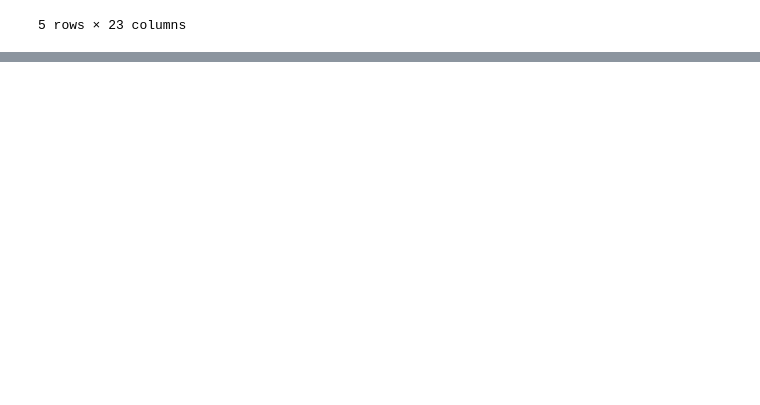
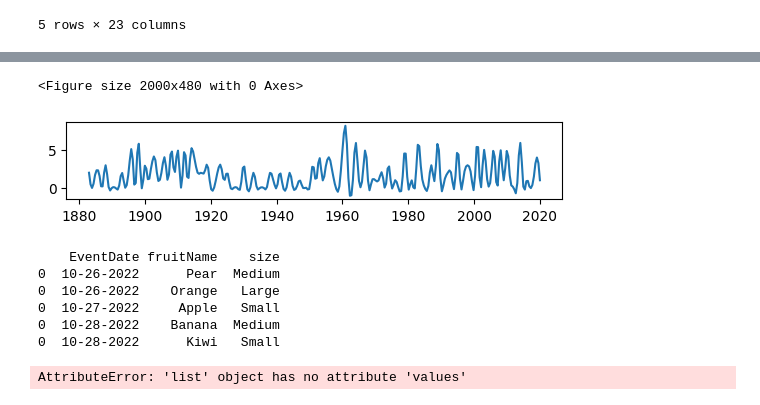
Before and after one commit to Ian-P-McCabe/MusicData, a Jupyter notebook: MusicScratchPad.ipynb, the cells around one changed output, grey strips where cells are left out. Saved outputs shown, nothing was run; the diff lists cells and outputs as text; code cells hidden in the pictures; blank space fills up the shorter version.

```diff
--- a/MusicScratchPad.ipynb
+++ b/MusicScratchPad.ipynb
@@ -87,0 +75,7 @@ for index, row in merged_df.iterrows():
+# %%
+
+bso_only.head()
+
+new_df = pd.json_normalize(d, record_path='works', meta=['SeasonTitle', 'EventDateString'])
+
+new_df.head()
@@ -87,0 +134,9 @@ for index, row in merged_df.iterrows():
+# %%
+mydf = pd.DataFrame()
+for idx, row in concerto_merge.iterrows():
+    if idx > 0:
+        break
+    temp_df = new_df[new_df['WorkTitle'] == row['WorkTitle']]
+    mydf = temp_df
+    for t_index, t_row in temp_df.iterrows():
+        print(t_row['ComposerFullName'] + ", " + t_row['WorkTitle'] + " " + t_row['EventDateString'] + " " + t_row['SeasonTitle'])
@@ -87,0 +232,58 @@ for index, row in merged_df.iterrows():
+# %%
+from scipy.interpolate import make_interp_spline, BSpline
+import numpy as np
+
+np_years = np.array(new_years)
+np_occurrences = np.array(new_occurrences)
+
+xnew = np.linspace(np_years.min(), np_years.max(), 300)
+spl = make_interp_spline(np_years, np_occurrences, k=2)
+power_smooth = spl(xnew)
+
+plt.figure().set_figwidth(20)
+plt.figure().set_figheight(1)
+plt.plot(xnew, power_smooth)
+plt.show()
+# %% [output]
+<Figure size 2000x480 with 0 Axes>
+[figure, added]
+# %%
+#ChatGPT for the win
+
+data = {
+    'EventDate': ['10-26-2022', '10-27-2022', '10-28-2022'],
+    'Fruits': [
+        [{'fruitName': 'Pear', 'size': 'Medium'}, {'fruitName': 'Orange', 'size': 'Large'}],
+        [{'fruitName': 'Apple', 'size': 'Small'}],
+        [{'fruitName': 'Banana', 'size': 'Medium'}, {'fruitName': 'Kiwi', 'size': 'Small'}]
+    ]
+}
+
+df = pd.DataFrame(data)
+
+# Create an empty DataFrame to store normalized data
+normalized_df = pd.DataFrame(columns=['EventDate', 'fruitName', 'size'])
+
+# Iterate over each row in the original DataFrame
+for index, row in df.iterrows():
+    event_date = row['EventDate']
+    fruits_list = row['Fruits']
+
+    # Iterate over each fruit in the list
+    for fruit in fruits_list:
+        fruit_name = fruit['fruitName']
+        fruit_size = fruit['size']
+
+        # Append the data to the normalized DataFrame
+        # normalized_df = normalized_df + pd.DataFrame({'EventDate': event_date, 'fruitName': fruit_name, 'size': fruit_size})
+        add_df = pd.DataFrame({'EventDate': [event_date], 'fruitName': [fruit_name], 'size': [fruit_size]})
+        normalized_df = pd.concat([normalized_df, add_df])
+
+print(normalized_df)
+# %% [output]
+    EventDate fruitName    size
+0  10-26-2022      Pear  Medium
+0  10-26-2022    Orange   Large
+0  10-27-2022     Apple   Small
+0  10-28-2022    Banana  Medium
+0  10-28-2022      Kiwi   Small
@@ -87,0 +295,4 @@ for index, row in merged_df.iterrows():
+# %%
+jared = pd.DataFrame.from_dict(data, orient="index")
+# %% [output]
+AttributeError: 'list' object has no attribute 'values'
```
Also changed, not shown: parts of 11 cells of this notebook, 3 other files.
